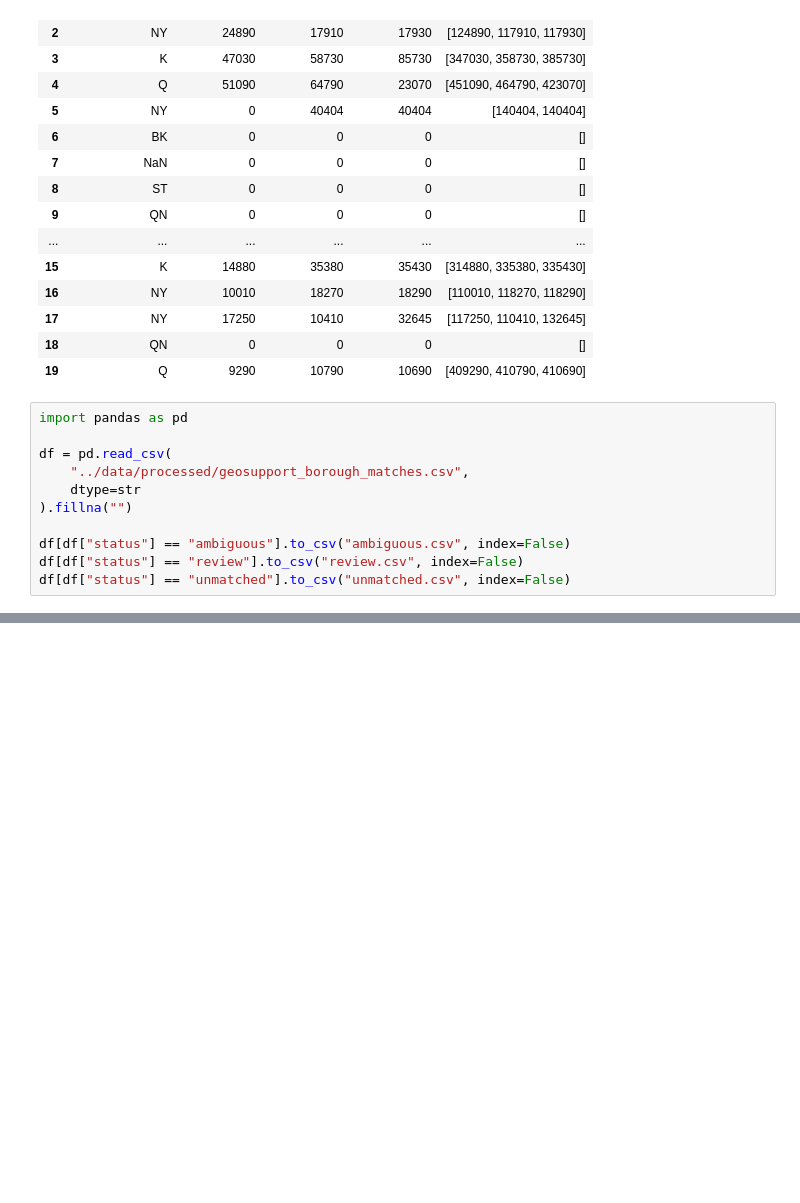
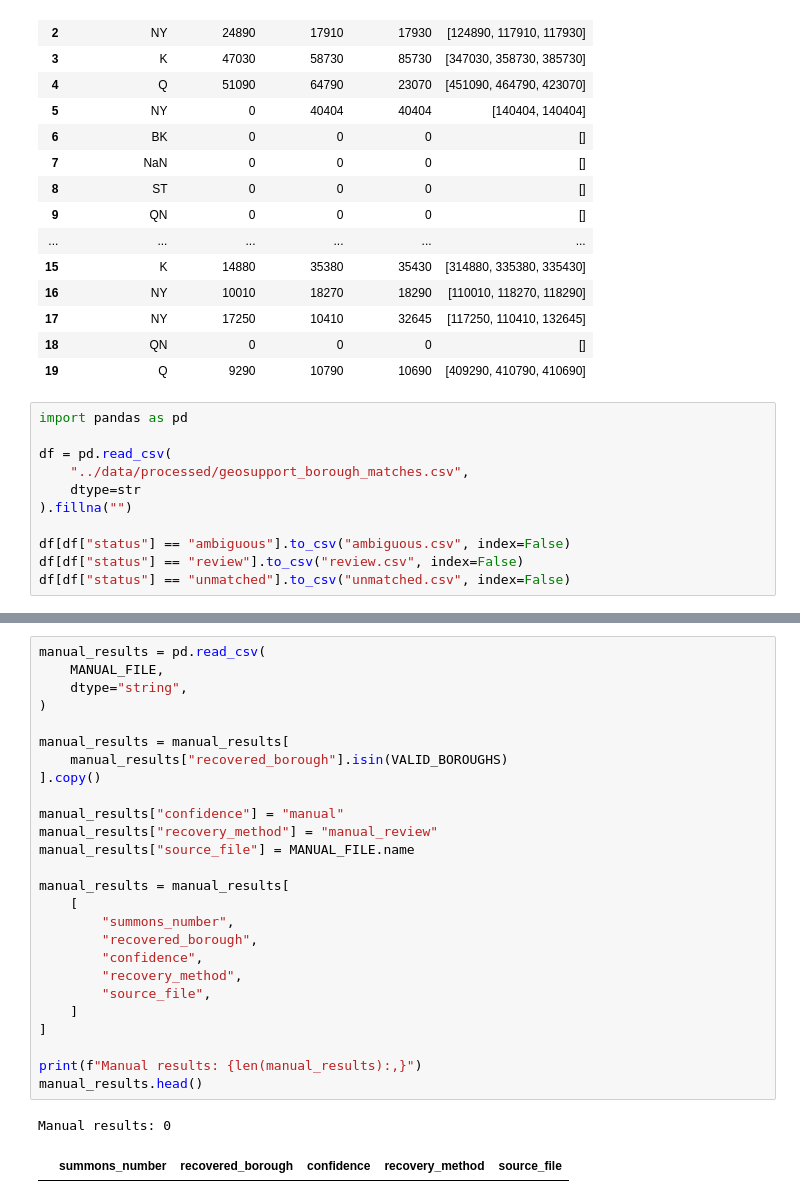
Before and after one commit to JaysonC41/parkinganalytics, a Jupyter notebook: notebooks/01_clean_nyc_parking_data.ipynb, the cells around one changed output, grey strips where cells are left out. Drawn from its saved outputs; the diff is of its cells as text; blank space fills up the shorter version.

```diff
--- a/notebooks/01_clean_nyc_parking_data.ipynb
+++ b/notebooks/01_clean_nyc_parking_data.ipynb
@@ -1231,0 +1199,29 @@ Saved to: c:\Users\jayson.coker\Documents\nyc-parking-analytics\data\processed\a
+# %%
+manual_results = pd.read_csv(
+    MANUAL_FILE,
+    dtype="string",
+)
+
+manual_results = manual_results[
+    manual_results["recovered_borough"].isin(VALID_BOROUGHS)
+].copy()
+
+manual_results["confidence"] = "manual"
+manual_results["recovery_method"] = "manual_review"
+manual_results["source_file"] = MANUAL_FILE.name
+
+manual_results = manual_results[
+    [
+        "summons_number",
+        "recovered_borough",
+        "confidence",
+        "recovery_method",
+        "source_file",
+    ]
+]
+
+print(f"Manual results: {len(manual_results):,}")
+manual_results.head()
+# %% [output]
+Manual results: 0
+|  | summons_number | recovered_borough | confidence | recovery_method | source_file |
```
Also changed, not shown: parts of 13 cells of this notebook, 1 other file.
